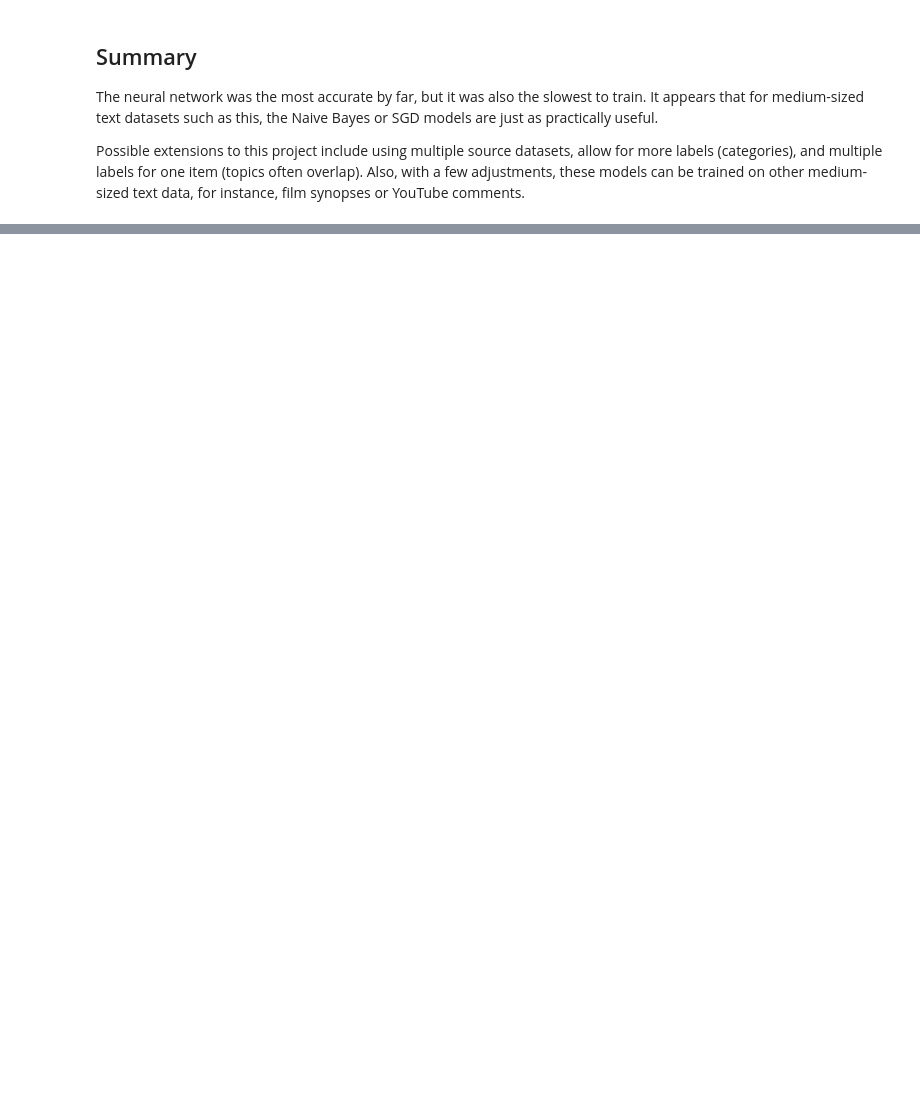
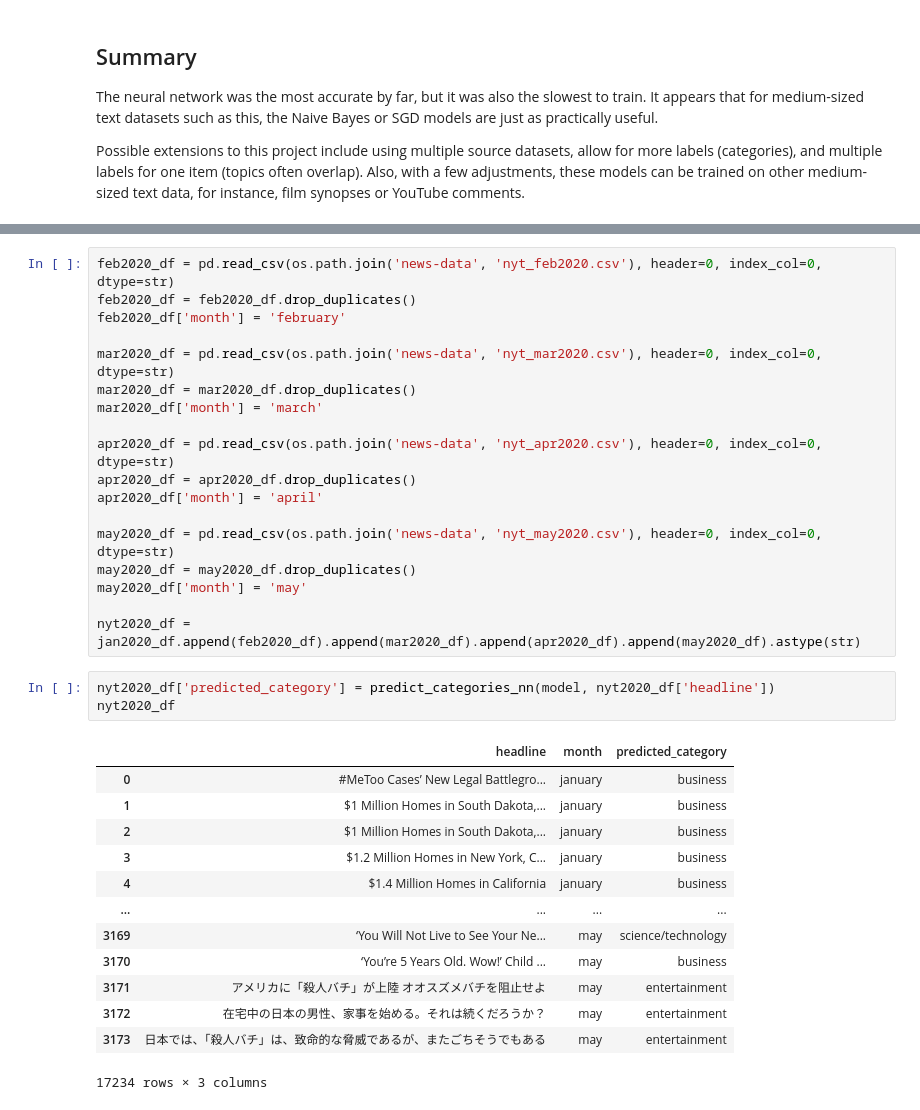
Before and after one commit to jonjau/msa, a Jupyter notebook: news-categorizer.ipynb, the cells around one changed output, grey strips where cells are left out. Saved outputs shown, nothing was run; the diff lists cells and outputs as text; blank space fills up the shorter version.

```diff
--- a/news-categorizer.ipynb
+++ b/news-categorizer.ipynb
@@ -570,0 +604,35 @@ for instance, film synopses or YouTube comments.
+# %%
+feb2020_df = pd.read_csv(os.path.join('news-data', 'nyt_feb2020.csv'), header=0, index_col=0, dtype=str)
+feb2020_df = feb2020_df.drop_duplicates()
+feb2020_df['month'] = 'february'
+
+mar2020_df = pd.read_csv(os.path.join('news-data', 'nyt_mar2020.csv'), header=0, index_col=0, dtype=str)
+mar2020_df = mar2020_df.drop_duplicates()
+mar2020_df['month'] = 'march'
+
+apr2020_df = pd.read_csv(os.path.join('news-data', 'nyt_apr2020.csv'), header=0, index_col=0, dtype=str)
+apr2020_df = apr2020_df.drop_duplicates()
+apr2020_df['month'] = 'april'
+
+may2020_df = pd.read_csv(os.path.join('news-data', 'nyt_may2020.csv'), header=0, index_col=0, dtype=str)
+may2020_df = may2020_df.drop_duplicates()
+may2020_df['month'] = 'may'
+
+nyt2020_df = jan2020_df.append(feb2020_df).append(mar2020_df).append(apr2020_df).append(may2020_df).astype(str)
+# %%
+nyt2020_df['predicted_category'] = predict_categories_nn(model, nyt2020_df['headline'])
+nyt2020_df
+# %% [output]
+|  | headline | month | predicted_category |
+| 0 | #MeToo Cases’ New Legal Battlegro... | january | business |
+| 1 | $1 Million Homes in South Dakota,... | january | business |
+| 2 | $1 Million Homes in South Dakota,... | january | business |
+| 3 | $1.2 Million Homes in New York, C... | january | business |
+| 4 | $1.4 Million Homes in California | january | business |
+| ... | ... | ... | ... |
+| 3169 | ‘You Will Not Live to See Your Ne... | may | science/technology |
+| 3170 | ‘You’re 5 Years Old. Wow!’ Child ... | may | business |
+| 3171 | アメリカに「殺人バチ」が上陸 オオスズメバチを阻止せよ | may | entertainment |
+| 3172 | 在宅中の日本の男性、家事を始める。それは続くだろうか？ | may | entertainment |
+| 3173 | 日本では、「殺人バチ」は、致命的な脅威であるが、またごちそうでもある | may | entertainment |
+17234 rows × 3 columns
```
Also changed, not shown: parts of 19 cells of this notebook, 5 other files.
